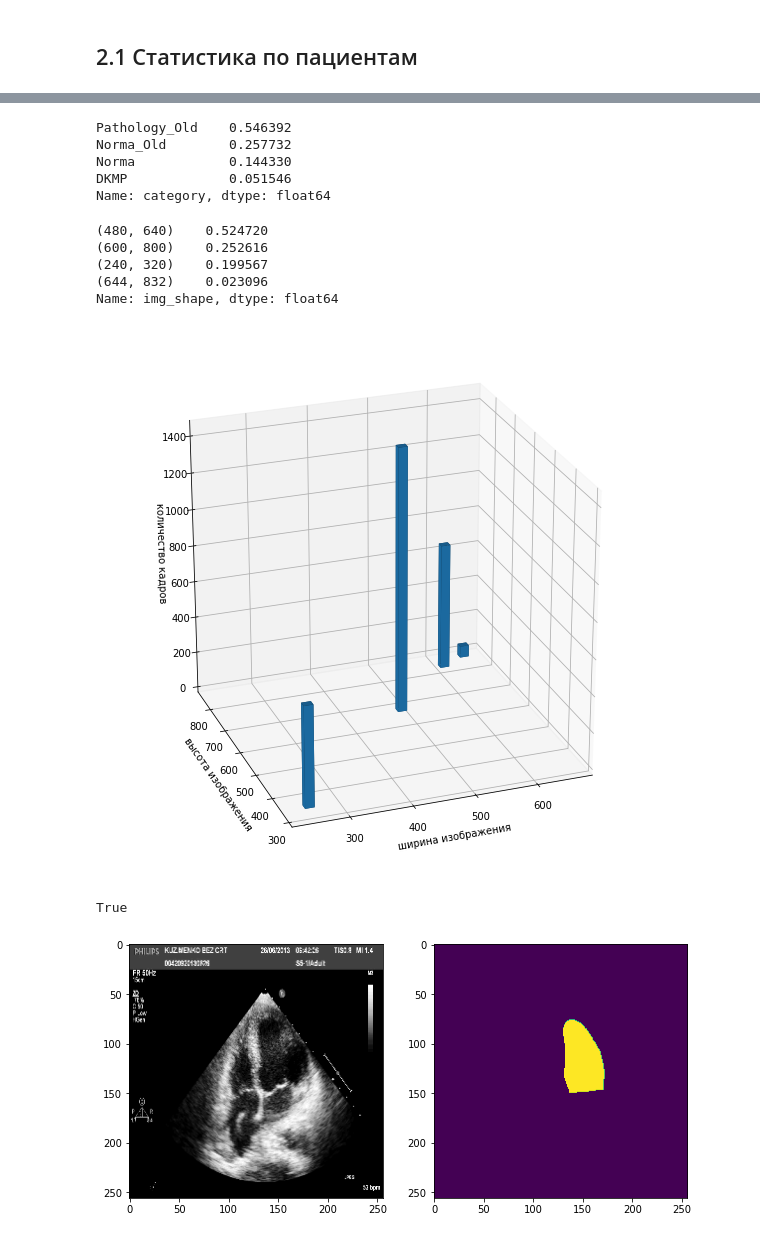
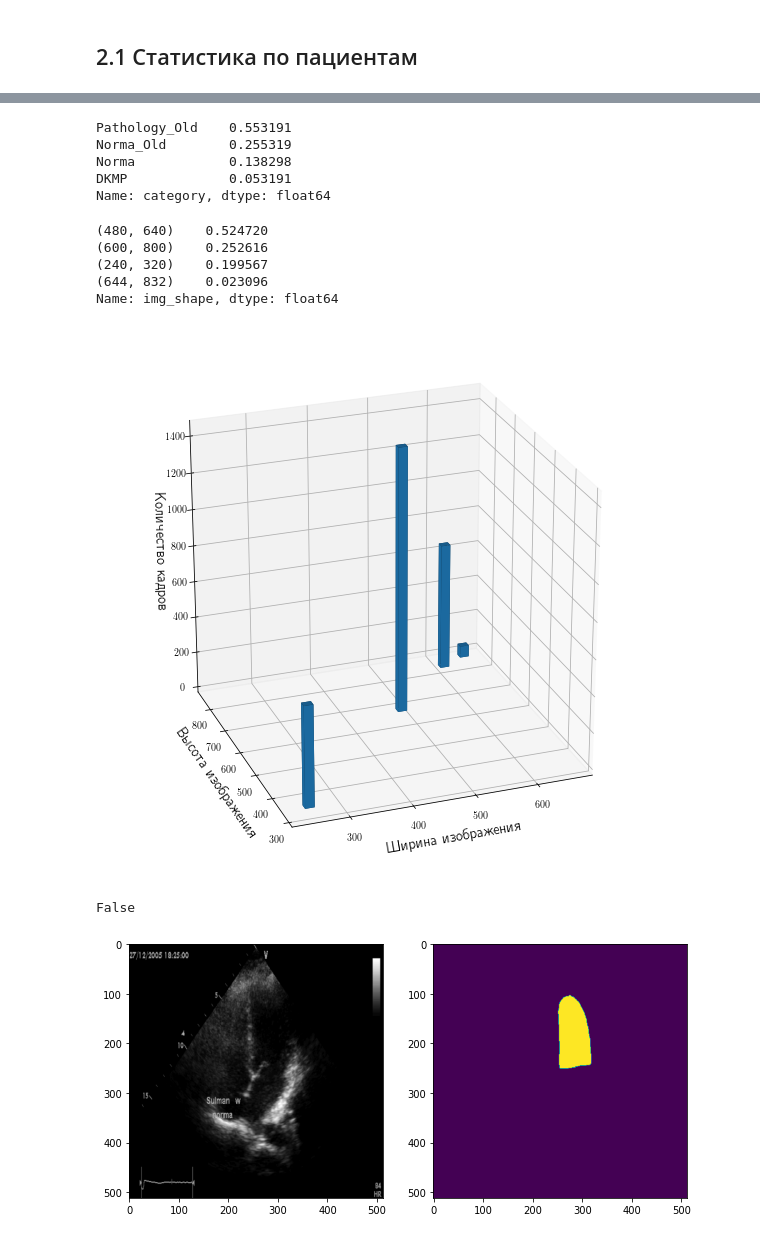
Before and after one commit to zvvzuzin/us_left_ventricle, a Jupyter notebook: dataset_analysis/datasets.ipynb, the cells around one changed output, grey strips where cells are left out. Saved outputs shown, nothing was run; the diff lists cells and outputs as text; code cells hidden in the pictures.

```diff
--- a/dataset_analysis/datasets.ipynb
+++ b/dataset_analysis/datasets.ipynb
@@ -178,5 +204,5 @@ from src.data import LV_EKB_Dataset
 # %%
-data_lv = LV_EKB_Dataset(dataset_path='datasets/us_ekb',img_size=(256,256))
+data_lv = LV_EKB_Dataset(dataset_path='../datasets/us_ekb',img_size=(512,512))
 # %% [output]
 Dataset is correct.
 # %% [markdown]
@@ -200,10 +236,10 @@ data_lv.df_patients
 # %%
 data_lv.df_patients['category'].value_counts() / len(data_lv.df_patients)
 # %% [output]
-Pathology_Old    0.546392
-Norma_Old        0.257732
-Norma            0.144330
-DKMP             0.051546
+Pathology_Old    0.553191
+Norma_Old        0.255319
+Norma            0.138298
+DKMP             0.053191
 Name: category, dtype: float64
 # %%
 data_lv.df_images['img_shape'].value_counts() / len(data_lv.df_images)
@@ -225,22 +261,24 @@ ax = fig.add_subplot(111, projection='3d')
 ax.bar3d(w, h, np.zeros(len(w)), 15*np.ones(len(w)), 15*np.ones(len(w)), n, zsort='average')
 # ax.set_xlim(0)
 # ax.set_ylim(0)
-ax.set_xlabel('ширина изображения')
-ax.set_ylabel('высота изображения')
-ax.set_zlabel('количество кадров')
+ax.set_xlabel('Ширина изображения', fontsize=15)
+ax.set_ylabel('Высота изображения', fontsize=15)
+ax.set_zlabel('Количество кадров', fontsize=15)
 ax.view_init(25, 250)
-plt.savefig('imgs/dist_size_usekb.png', dpi=300)
+plt.savefig('figures/dist_size_usekb.png', dpi=300, bbox_inches='tight', pad_inches=0)
 # %% [output]
-[figure, old version]
+[figure, new version]
 # %%
-img, msk = data_lv[5]
+img, msk = data_lv[280]
+img = np.squeeze(img)
+msk = np.squeeze(msk)
 plt.figure(figsize=(10,10))
 plt.subplot(121)
 plt.imshow(img, cmap=plt.cm.gray)
 cv2.imwrite('imgs/us_image_ekb.png', img)
 plt.subplot(122)
 plt.imshow(msk)
 cv2.imwrite('imgs/us_mask_ekb.png', msk)
 # %% [output]
-True
+False
-[figure, old version]
+[figure, new version]
```
Also changed, not shown: parts of 20 cells of this notebook, 21 other files.
